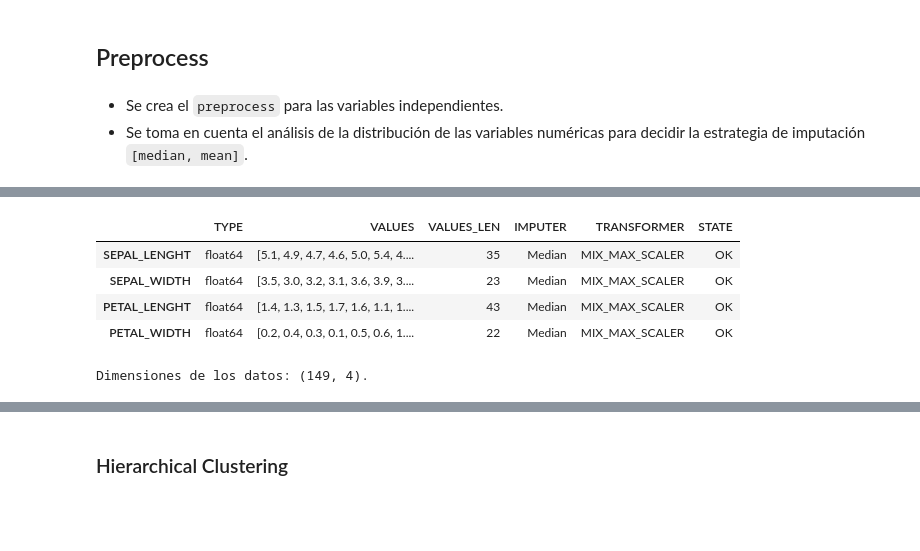
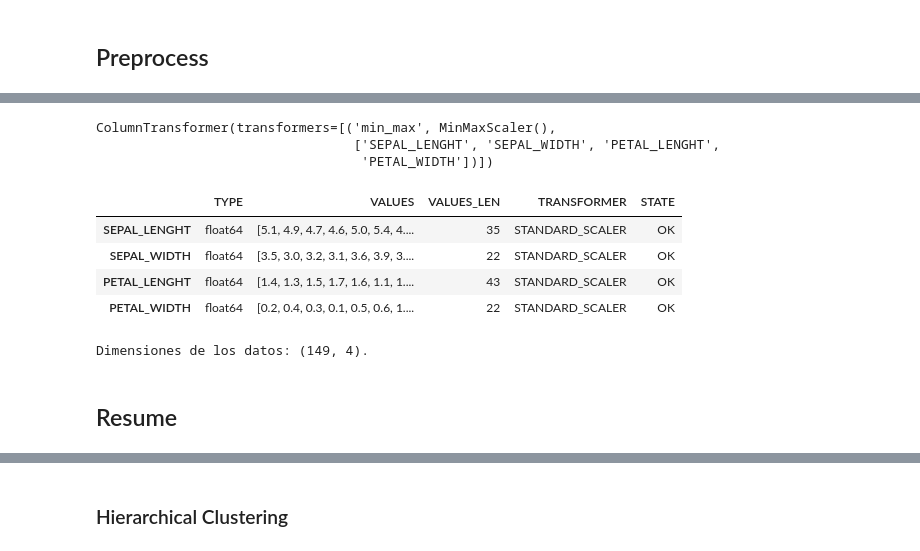
Before and after one commit to kike1985/Machine-Learning, a Jupyter notebook: 0301_Clustering_Iris.ipynb, the cells around one changed output, grey strips where cells are left out. Drawn from its saved outputs; the diff is of its cells as text; code cells hidden in the pictures; blank space fills up the shorter version.

```diff
--- a/0301_Clustering_Iris.ipynb
+++ b/0301_Clustering_Iris.ipynb
@@ -651,2 +732,6 @@ resume.loc[(resume.MORE_COMMON_PERC > 90.) |
 # %% [output]
 |  | VARIABLE | DATA_TYPE | MORE_COMMON_VAL | MORE_COMMON_QTY | MORE_COMMON_PERC | LESS_COMMON_VAL | ... |
+# %%
+for col in resume.VARIABLE.values:
+    display(df[col].value_counts(normalize=True, dropna=False))
+    print('----------------------------------')
@@ -725,0 +909,10 @@ build_outliers_resume(df, min_zcores=3)
+# %%
+@interact(col=set(numeric_features) - {''})
+def my_boxplot(col):
+
+    plt.rcParams['figure.figsize'] = (8, 2)
+
+    chart = sns.boxplot(data=df, x=col)
+    plt.title('Box Plot', fontsize=12)
+
+    plt.show()
@@ -725,0 +1171,6 @@ build_outliers_resume(df, min_zcores=3)
+# %%
+df.drop(labels=[t[0] for t in type_columns], axis=1, inplace=True)
+df.drop(labels=date_columns, axis=1, inplace=True)
+
+numeric_features, continuous_features, discrete_features, categorical_features, object_features, \
+    bool_features, date_time_features, time_delta_features = update_datatypes_columns()
@@ -727,45 +1187,35 @@ build_outliers_resume(df, min_zcores=3)
 # Machine Learning
 # %% [markdown]
 ## Preprocess
-# %% [markdown]
-- Se crea el `preprocess` para las variables independientes.
-- Se toma en cuenta el análisis de la distribución de las variables numéricas para decidir la estrategia de imputación `[median, mean]`.
 # %%
 preprocessor_resume = pd.DataFrame(data=df.dtypes, columns=['TYPE'])
 preprocessor_resume['VALUES'] = preprocessor_resume.apply(lambda x: df[x.name].unique(),
                                                           axis=1)
 preprocessor_resume['VALUES_LEN'] = preprocessor_resume.apply(lambda x: len(df[x.name].unique()),
                                                               axis=1)
-preprocessor_resume[['IMPUTER', 'TRANSFORMER', 'STATE']] = 'UNKNOWN'
+preprocessor_resume[['TRANSFORMER', 'STATE']] = 'UNKNOWN'
+# ------------------------------------------------------------------------------------------------------------------
+min_max_feat = ['SEPAL_LENGHT', 'SEPAL_WIDTH', 'PETAL_LENGHT', 'PETAL_WIDTH']
+one_hot_feat = []
+ordinal_feat = []
 
+preprocessor_resume.loc[min_max_feat, 'TRANSFORMER'] = 'STANDARD_SCALER'
+preprocessor_resume.loc[one_hot_feat, 'TRANSFORMER'] = 'ONE_HOT_ENCODER'
+preprocessor_resume.loc[ordinal_feat, 'TRANSFORMER'] = 'ORDINAL_ENCODER'
 # ------------------------------------------------------------------------------------------------------------------
-preprocessor_resume.loc[[], ['IMPUTER']] = 'Mean'
-preprocessor_resume.loc[[], ['IMPUTER']] = 'Mode'
-preprocessor_resume.loc[['SEPAL_LENGHT', 'SEPAL_WIDTH',
-                         'PETAL_LENGHT', 'PETAL_WIDTH'], ['IMPUTER']] = 'Median'
+preprocessor = ColumnTransformer(transformers=[('min_max',
+                                                MinMaxScaler(feature_range=(0, 1)), min_max_feat)])
+
+preprocessor_resume.loc[min_max_feat + one_hot_feat + ordinal_feat,
+                        'STATE'] = 'OK'
 # ------------------------------------------------------------------------------------------------------------------
-preprocessor_resume.loc[['SEPAL_LENGHT', 'SEPAL_WIDTH',
-                         'PETAL_LENGHT', 'PETAL_WIDTH'], ['TRANSFORMER']] = 'MIX_MAX_SCALER'
-preprocessor_resume.loc[[], ['TRANSFORMER']] = 'ONE_HOT_ENCODER'
-preprocessor_resume.loc[[], ['TRANSFORMER']] = 'ORDINAL_ENCODER'
-# ------------------------------------------------------------------------------------------------------------------
-median_mix_max_scaler_transformer = Pipeline(steps=[('imputer', SimpleImputer(strategy='median')),
-                                                    ('transformer', MinMaxScaler())])
+X = preprocessor.fit_transform(X=df)
 
-median_mix_max_scaler_features = preprocessor_resume.query(
-    'IMPUTER == "Median" and TRANSFORMER == "MIX_MAX_SCALER"').index.to_list()
-
-preprocessor_resume.loc[median_mix_max_scaler_features, ['STATE']] = 'OK'
-
-preprocessor = ColumnTransformer(transformers=[('median_mix_max_scaler',
-                                                median_mix_max_scaler_transformer, median_mix_max_scaler_features)])
-# ------------------------------------------------------------------------------------------------------------------
+features_out = [f.split('__')[1] for f in preprocessor.get_feature_names_out()]
+print('features_out:', ', '.join(features_out))
 
 display(preprocessor)
 display(preprocessor_resume)
 
-X = preprocessor.fit_transform(X=df)
 print(f'Dimensiones de los datos: {X.shape}.')
-input_dim = X.shape[1]
-# del X
 # %% [output]
@@ -779,6 +1223,11 @@ ColumnTransformer(transformers=[('median_mix_max_scaler',
+ColumnTransformer(transformers=[('min_max', MinMaxScaler(),
+                                 ['SEPAL_LENGHT', 'SEPAL_WIDTH', 'PETAL_LENGHT',
+                                  'PETAL_WIDTH'])])
-|  | TYPE | VALUES | VALUES_LEN | IMPUTER | TRANSFORMER | STATE |
-| SEPAL_LENGHT | float64 | [5.1, 4.9, 4.7, 4.6, 5.0, 5.4, 4.... | 35 | Median | MIX_MAX_SCALER | OK |
-| SEPAL_WIDTH | float64 | [3.5, 3.0, 3.2, 3.1, 3.6, 3.9, 3.... | 23 | Median | MIX_MAX_SCALER | OK |
-| PETAL_LENGHT | float64 | [1.4, 1.3, 1.5, 1.7, 1.6, 1.1, 1.... | 43 | Median | MIX_MAX_SCALER | OK |
-| PETAL_WIDTH | float64 | [0.2, 0.4, 0.3, 0.1, 0.5, 0.6, 1.... | 22 | Median | MIX_MAX_SCALER | OK |
+|  | TYPE | VALUES | VALUES_LEN | TRANSFORMER | STATE |
+| SEPAL_LENGHT | float64 | [5.1, 4.9, 4.7, 4.6, 5.0, 5.4, 4.... | 35 | STANDARD_SCALER | OK |
+| SEPAL_WIDTH | float64 | [3.5, 3.0, 3.2, 3.1, 3.6, 3.9, 3.... | 22 | STANDARD_SCALER | OK |
+| PETAL_LENGHT | float64 | [1.4, 1.3, 1.5, 1.7, 1.6, 1.1, 1.... | 43 | STANDARD_SCALER | OK |
+| PETAL_WIDTH | float64 | [0.2, 0.4, 0.3, 0.1, 0.5, 0.6, 1.... | 22 | STANDARD_SCALER | OK |
-Dimensiones de los datos: (149, 4).
+Dimensiones de los datos: (149, 4).
+# %% [markdown]
+## Resume
```
Also changed, not shown: parts of 145 cells of this notebook.
